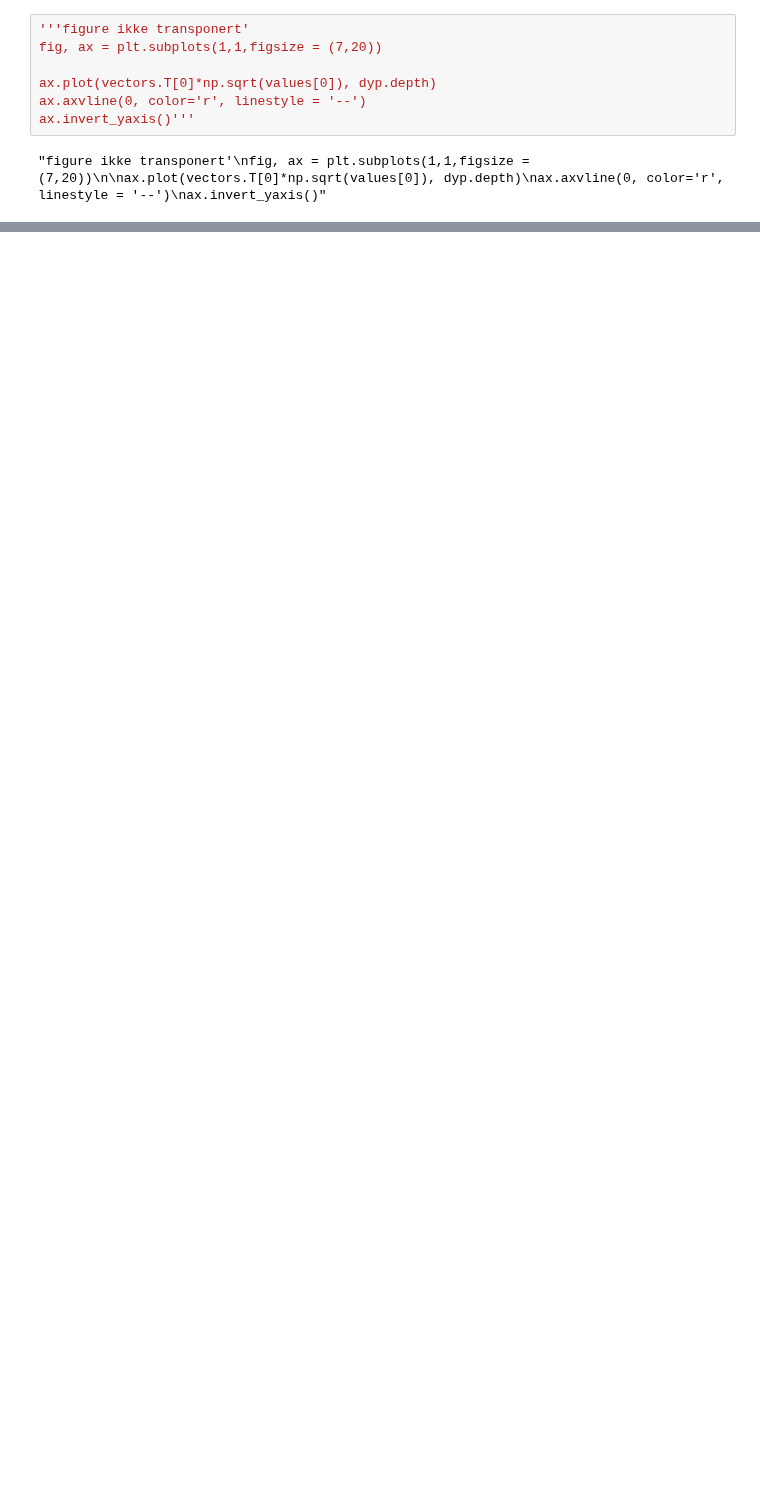
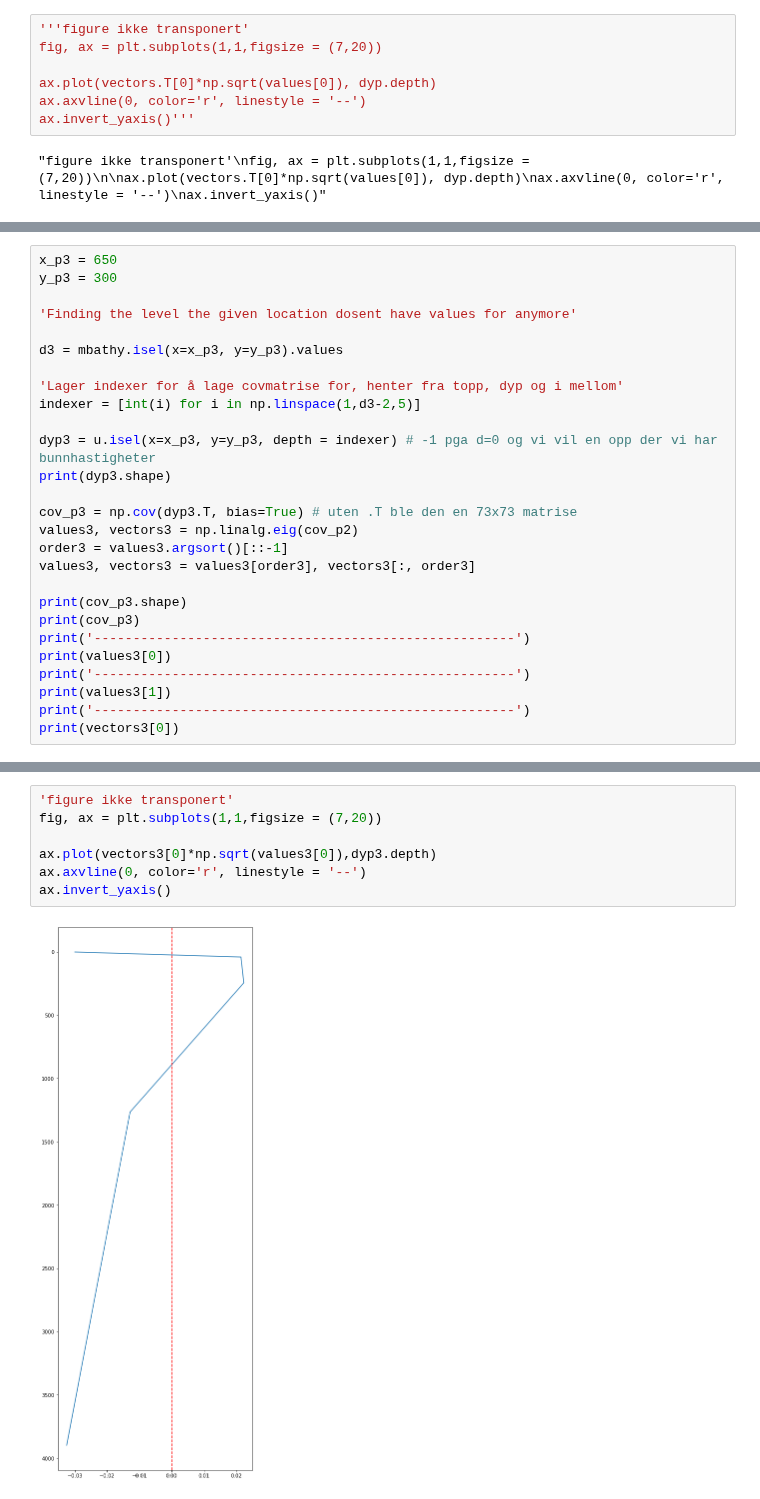
Before and after one commit to kaje2301/Master_2022, a Jupyter notebook: PCz_calculation_II.ipynb, the cells around one changed output, grey strips where cells are left out. Cells and saved outputs as stored; diff of their text form; blank space fills up the shorter version.

```diff
--- a/PCz_calculation_II.ipynb
+++ b/PCz_calculation_II.ipynb
@@ -219,0 +236,27 @@ ax.invert_yaxis()
+# %%
+x_p3 = 650
+y_p3 = 300
+
+'Finding the level the given location dosent have values for anymore'
+
+d3 = mbathy.isel(x=x_p3, y=y_p3).values
+
+'Lager indexer for å lage covmatrise for, henter fra topp, dyp og i mellom'
+indexer = [int(i) for i in np.linspace(1,d3-2,5)]
+
+dyp3 = u.isel(x=x_p3, y=y_p3, depth = indexer) # -1 pga d=0 og vi vil en opp der vi har bunnhastigheter
+print(dyp3.shape)
+
+cov_p3 = np.cov(dyp3.T, bias=True) # uten .T ble den en 73x73 matrise
+values3, vectors3 = np.linalg.eig(cov_p2)
+order3 = values3.argsort()[::-1]
+values3, vectors3 = values3[order3], vectors3[:, order3]
+
+print(cov_p3.shape)
+print(cov_p3)
+print('------------------------------------------------------')
+print(values3[0])
+print('------------------------------------------------------')
+print(values3[1])
+print('------------------------------------------------------')
+print(vectors3[0])
@@ -219,0 +282,9 @@ ax.invert_yaxis()
+# %%
+'figure ikke transponert'
+fig, ax = plt.subplots(1,1,figsize = (7,20))
+
+ax.plot(vectors3[0]*np.sqrt(values3[0]),dyp3.depth)
+ax.axvline(0, color='r', linestyle = '--')
+ax.invert_yaxis()
+# %% [output]
+[figure, added]
```
Also changed, not shown: parts of 5 cells of this notebook, 1 other file.
